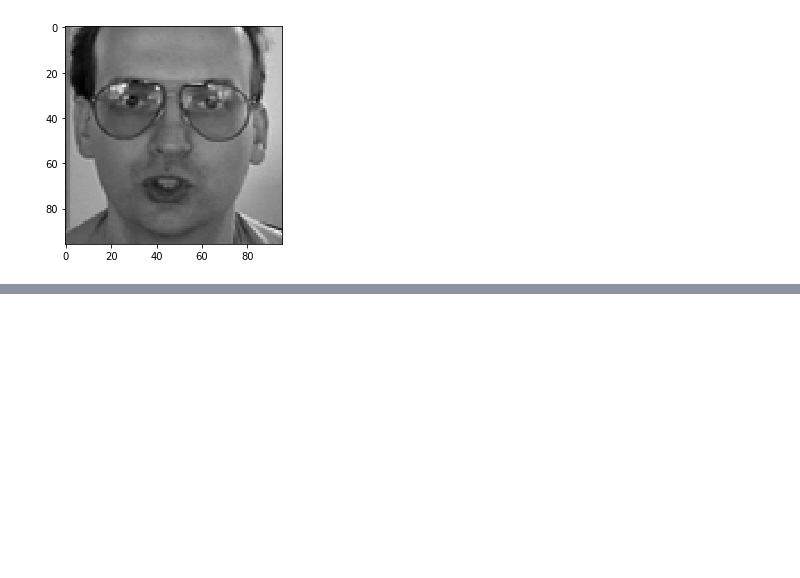
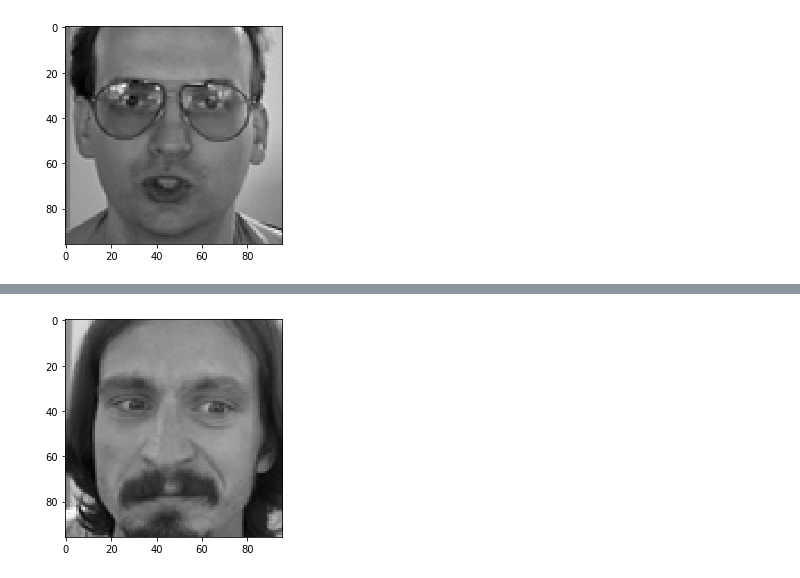
Before and after one commit to joshz123/Kaggle-Competitions, a Jupyter notebook: Facial_Keypoints/Facial Keypoints Notebook.ipynb, the cells around one changed output, grey strips where cells are left out. Cells and saved outputs as stored; diff of their text form; code cells hidden in the pictures; blank space fills up the shorter version.

```diff
--- a/Facial_Keypoints/Facial Keypoints Notebook.ipynb
+++ b/Facial_Keypoints/Facial Keypoints Notebook.ipynb
@@ -39,0 +100,5 @@ plt.show()
+# %%
+plt.imshow(images[4].reshape(96,96),cmap='gray')
+plt.show()
+# %% [output]
+[figure, added]
```
Also changed, not shown: parts of 25 cells of this notebook, 3 other files.
